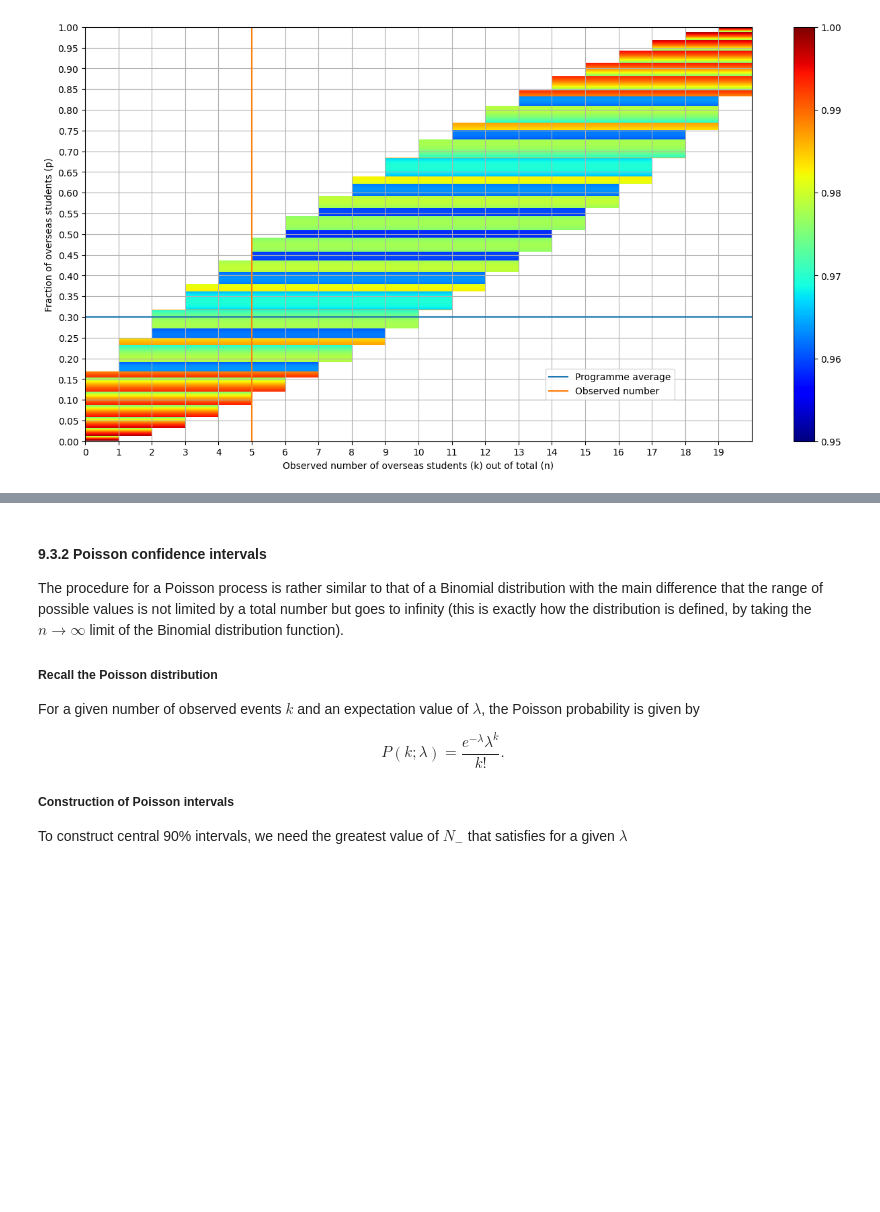
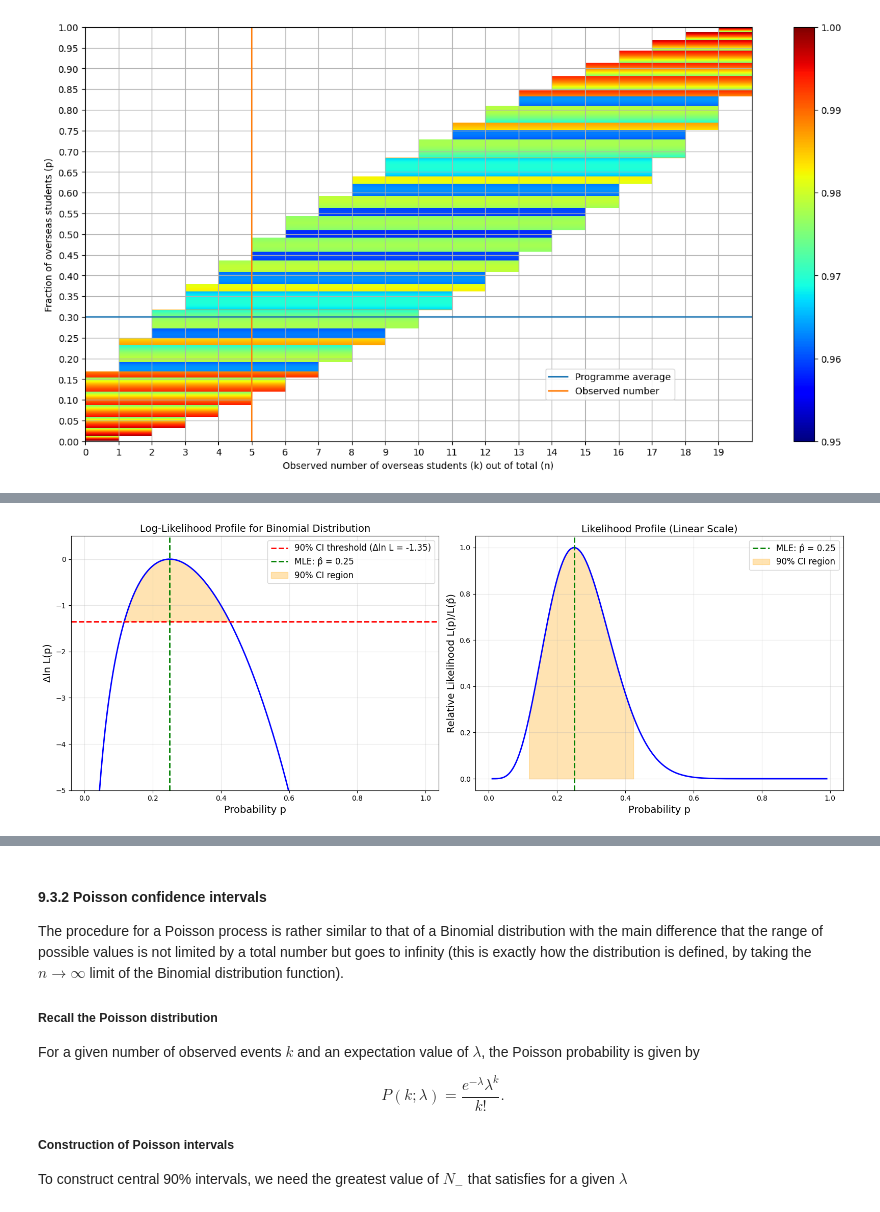
Before and after one commit to p-parkinson/intro_data_science, a Jupyter notebook: Chapter 9/Chapter 9.ipynb, the cells around one changed output, grey strips where cells are left out. Saved outputs shown, nothing was run; the diff lists cells and outputs as text; code cells hidden in the pictures; blank space fills up the shorter version.

```diff
--- a/Chapter 9/Chapter 9.ipynb
+++ b/Chapter 9/Chapter 9.ipynb
@@ -803,0 +859,80 @@ plt.show()
+# %%
+def binomial_log_likelihood(k: int, n: int, p: float) -> float:
+    """
+    Calculate the log-likelihood for a binomial distribution.
+
+    Args:
+        k: Number of successes observed
+        n: Total number of trials
+        p: Probability parameter
+
+    Returns:
+        Log-likelihood value
+    """
+    if p <= 0 or p >= 1:
+        return -np.inf
+    return k * np.log(p) + (n - k) * np.log(1 - p)
+
+# Parameters from overseas students example
+k_observed = 5
+n_total = 20
+p_mle = k_observed / n_total
+
+# Calculate likelihood profile
+p_values = np.linspace(0.01, 0.99, 200)
+log_L = np.array([binomial_log_likelihood(k_observed, n_total, p) for p in p_values])
+log_L_max = binomial_log_likelihood(k_observed, n_total, p_mle)
+
+# Calculate relative log-likelihood
+delta_log_L = log_L - log_L_max
+
+# Find 90% confidence interval boundaries
+# For 90% CL, we need Δln L > -1.35
+threshold_90 = -1.35
+ci_90_mask = delta_log_L > threshold_90
+ci_90_indices = np.where(ci_90_mask)[0]
+p_lower_90 = p_values[ci_90_indices[0]]
+p_upper_90 = p_values[ci_90_indices[-1]]
+
+# Create visualization
+fig, (ax1, ax2) = plt.subplots(1, 2, figsize=(16, 6))
+
+# Left plot: Log-likelihood
+ax1.plot(p_values, delta_log_L, 'b-', linewidth=2)
+ax1.axhline(threshold_90, color='r', linestyle='--', linewidth=2,
+            label=f'90% CI threshold (Δln L = {threshold_90})')
+ax1.axvline(p_mle, color='g', linestyle='--', linewidth=2,
+            label=f'MLE: p̂ = {p_mle:.2f}')
+ax1.fill_between(p_values, threshold_90, delta_log_L,
+                  where=(delta_log_L > threshold_90),
+                  alpha=0.3, color='orange', label='90% CI region')
+ax1.set_xlabel('Probability p', fontsize=14)
+ax1.set_ylabel('Δln L(p)', fontsize=14)
+ax1.set_title('Log-Likelihood Profile for Binomial Distribution', fontsize=14)
+ax1.grid(True, alpha=0.3)
+ax1.legend(fontsize=12)
+ax1.set_ylim([-5, 0.5])
+
+# Right plot: Likelihood (not log)
+likelihood = np.exp(delta_log_L)
+ax2.plot(p_values, likelihood, 'b-', linewidth=2)
+ax2.axvline(p_mle, color='g', linestyle='--', linewidth=2,
+            label=f'MLE: p̂ = {p_mle:.2f}')
+ax2.fill_between(p_values, 0, likelihood,
+                  where=(delta_log_L > threshold_90),
+                  alpha=0.3, color='orange', label='90% CI region')
+ax2.set_xlabel('Probability p', fontsize=14)
+ax2.set_ylabel('Relative Likelihood L(p)/L(p̂)', fontsize=14)
+ax2.set_title('Likelihood Profile (Linear Scale)', fontsize=14)
+ax2.grid(True, alpha=0.3)
+ax2.legend(fontsize=12)
+
+plt.tight_layout()
+plt.show()
+
+print(f"Maximum Likelihood Estimate: p̂ = {p_mle:.3f}")
+print(f"90% Confidence Interval: [{p_lower_90:.3f}, {p_upper_90:.3f}]")
+print(f"\nThis likelihood-based interval is similar to the Clopper-Pearson")
+print(f"exact interval shown in the confidence belt above.")
+# %% [output]
+[figure, added]
```
Also changed, not shown: parts of 9 cells of this notebook.
